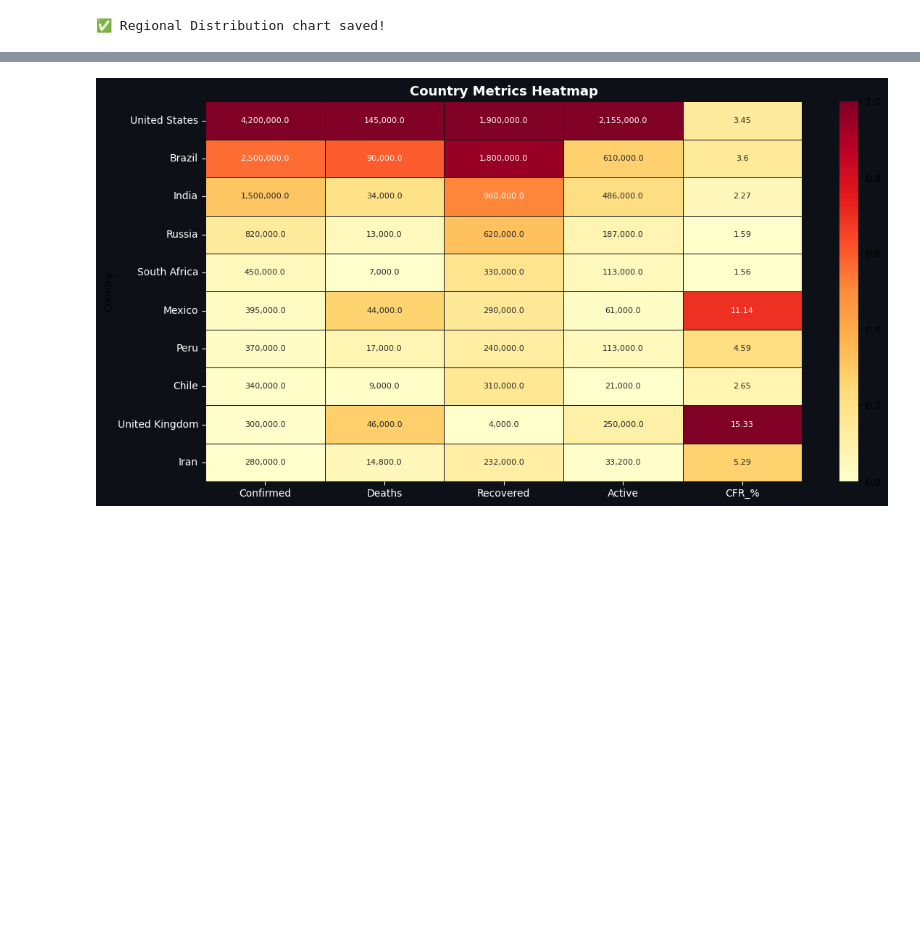
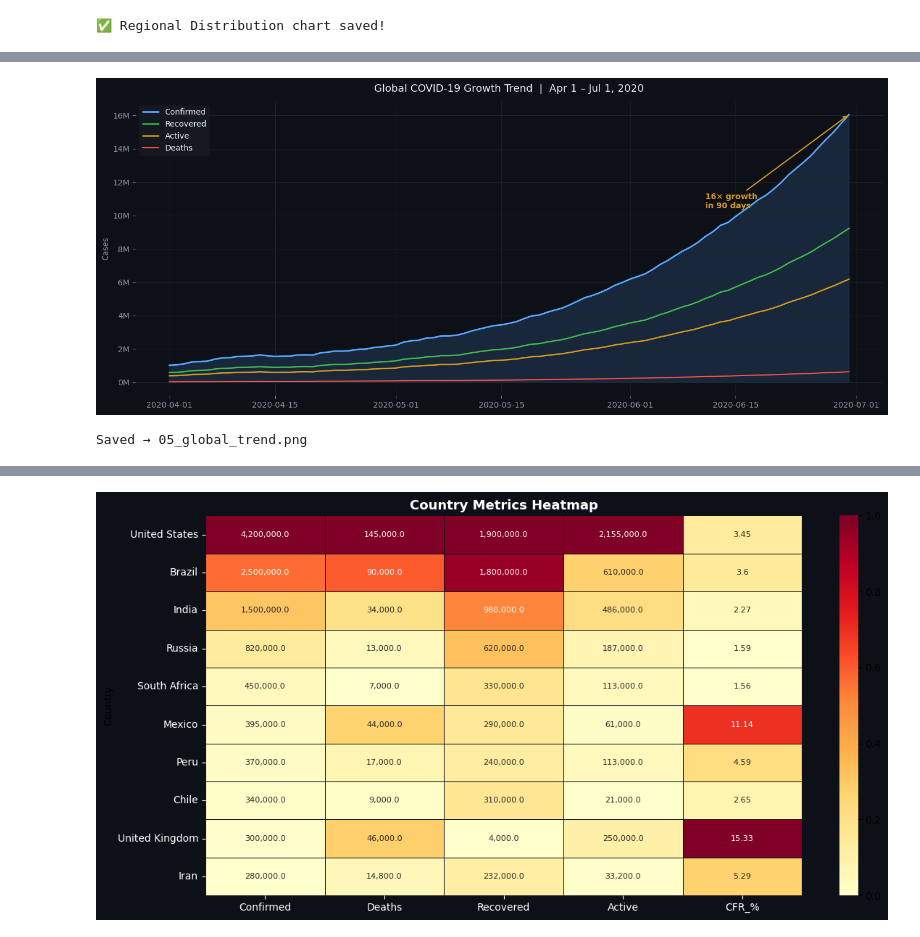
Before and after one commit to ZeagelOg/COVID19-Analytics-Dashboard., a Jupyter notebook: COVID19_Analytics_Dashboard.ipynb, the cells around one changed output, grey strips where cells are left out. Saved outputs shown, nothing was run; the diff lists cells and outputs as text; code cells hidden in the pictures; blank space fills up the shorter version.

```diff
--- a/COVID19_Analytics_Dashboard.ipynb
+++ b/COVID19_Analytics_Dashboard.ipynb
@@ -245,0 +278,61 @@ print('✅ Global Trend chart saved!')
+# %%
+import numpy as np
+import pandas as pd
+import matplotlib.pyplot as plt
+from matplotlib.ticker import FuncFormatter
+
+# ── colour palette ────────────────────────────────────────────────
+BG     = '#0d1117'
+CARD   = '#161b22'
+TEXT   = '#e6edf3'
+MUTED  = '#8b949e'
+ACCENT = '#58a6ff'
+GREEN  = '#3fb950'
+YELLOW = '#d29922'
+RED    = '#f85149'
+
+# ── data ─────────────────────────────────────────────────────────
+dates_90 = pd.date_range('2020-04-01', periods=91, freq='D')
+
+np.random.seed(42)
+confirmed_90 = np.geomspace(1_000_000, 16_480_000, 91) + \
+               np.random.normal(0, 50000, 91).cumsum()
+deaths_90    = confirmed_90 * 0.0397
+recovered_90 = confirmed_90 * 0.575
+active_90    = confirmed_90 - deaths_90 - recovered_90
+
+# ── plot ──────────────────────────────────────────────────────────
+fig, ax = plt.subplots(figsize=(14, 6))
+fig.patch.set_facecolor(BG)
+ax.set_facecolor(BG)
+
+ax.fill_between(dates_90, confirmed_90, alpha=0.15, color=ACCENT)
+ax.plot(dates_90, confirmed_90, color=ACCENT,  lw=2,   label='Confirmed')
+ax.plot(dates_90, recovered_90, color=GREEN,   lw=1.8, label='Recovered')
+ax.plot(dates_90, active_90,    color=YELLOW,  lw=1.8, label='Active')
+ax.plot(dates_90, deaths_90,    color=RED,     lw=1.5, label='Deaths')
+
+# 16× annotation
+ax.annotate('16× growth\nin 90 days', xy=(dates_90[-1], confirmed_90[-1]),
+            xytext=(dates_90[-20], confirmed_90[-1]*0.65),
+            arrowprops=dict(arrowstyle='->', color=YELLOW, lw=1.5),
+            color=YELLOW, fontsize=10, fontweight='bold')
+
+ax.yaxis.set_major_formatter(FuncFormatter(lambda v, _: f'{v/1e6:.0f}M'))
+ax.tick_params(colors=MUTED)
+ax.set_title('Global COVID-19 Growth Trend  |  Apr 1 – Jul 1, 2020',
+             color=TEXT, fontsize=13, pad=12)
+ax.set_ylabel('Cases', color=MUTED)
+ax.legend(facecolor=CARD, edgecolor='none', labelcolor=TEXT)
+ax.grid(color='#21262d', linewidth=0.7)
+for spine in ax.spines.values():
+    spine.set_visible(False)
+
+plt.tight_layout()
+plt.savefig('05_global_trend.png', dpi=150, bbox_inches='tight',
+            facecolor=BG, edgecolor='none')
+plt.show()
+print('Saved → 05_global_trend.png')
+# %% [output]
+[figure, added]
+Saved → 05_global_trend.png
```
Also changed, not shown: parts of 17 cells of this notebook.
